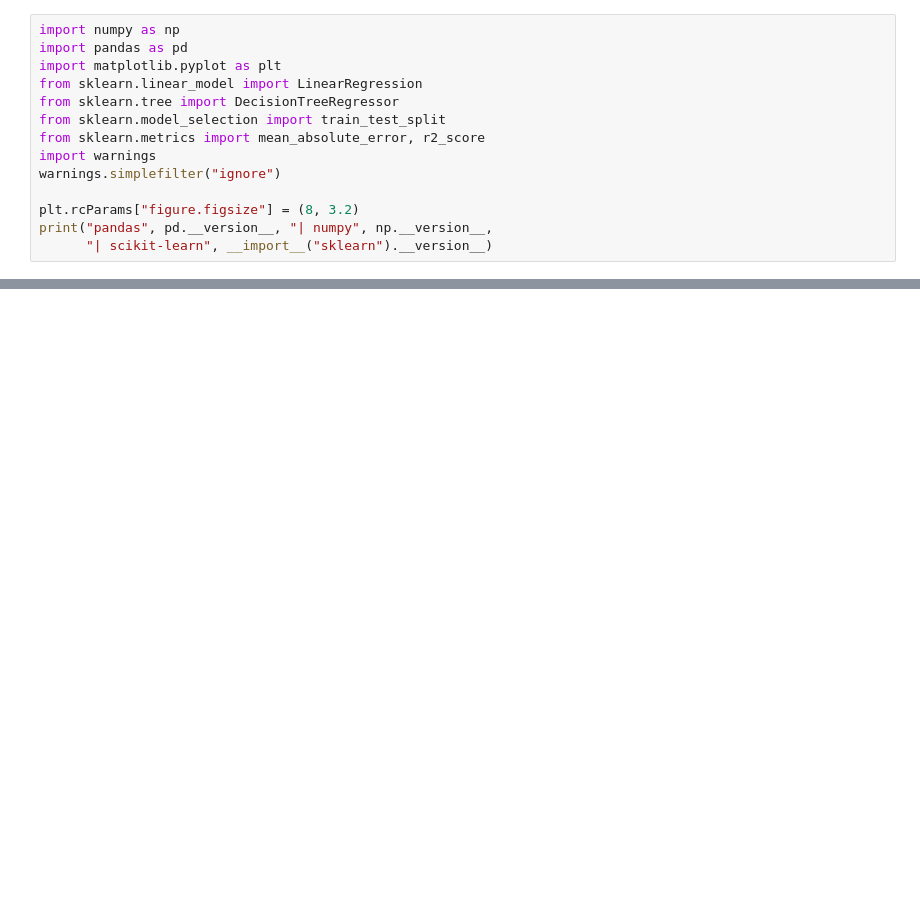
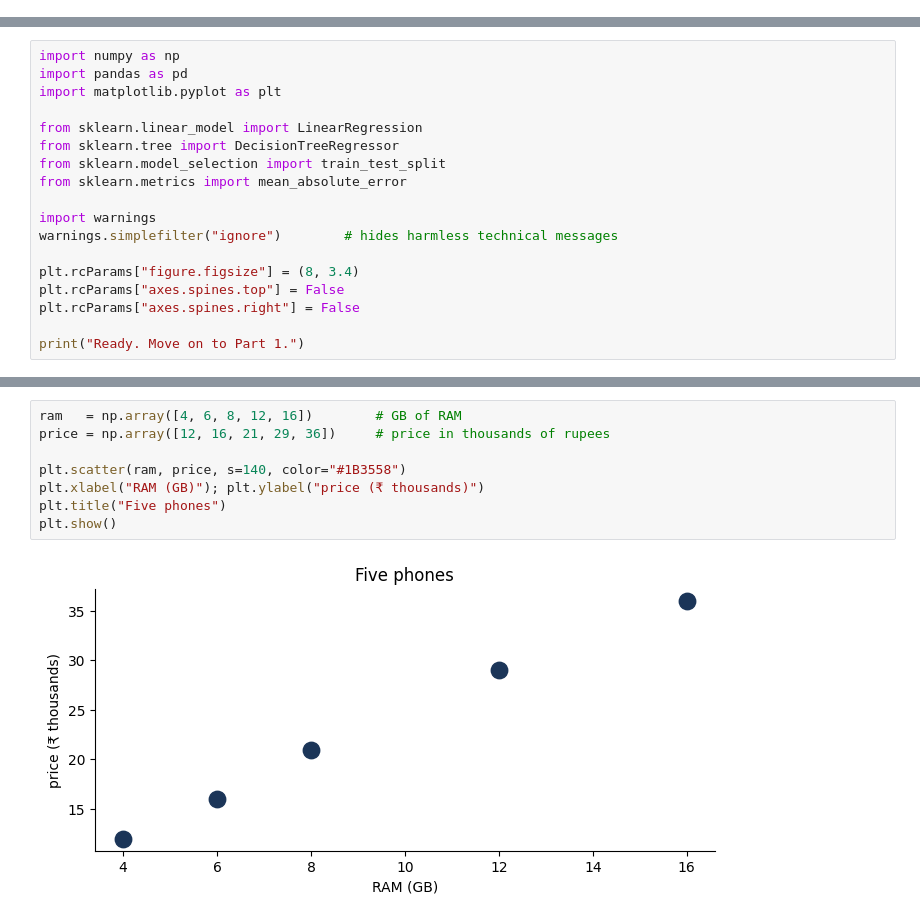
Before and after one commit to Chava-Sai/Artificial-Intelligence-Course, a Jupyter notebook: Day-31-Intro-to-ML/Day31_Teaching_Notebook.ipynb, the cells around one changed output, grey strips where cells are left out. Saved outputs shown, nothing was run; the diff lists cells and outputs as text; blank space fills up the shorter version.

Commit message:
Day 31 material added for what is machine learning and notebooks added

```diff
--- a/Day-31-Intro-to-ML/Day31_Teaching_Notebook.ipynb
+++ b/Day-31-Intro-to-ML/Day31_Teaching_Notebook.ipynb
@@ -38,14 +0,0 @@ is the fastest way to find out what each line actually does.
-# %%
-import numpy as np
-import pandas as pd
-import matplotlib.pyplot as plt
-from sklearn.linear_model import LinearRegression
-from sklearn.tree import DecisionTreeRegressor
-from sklearn.model_selection import train_test_split
-from sklearn.metrics import mean_absolute_error, r2_score
-import warnings
-warnings.simplefilter("ignore")
-
-plt.rcParams["figure.figsize"] = (8, 3.2)
-print("pandas", pd.__version__, "| numpy", np.__version__,
-      "| scikit-learn", __import__("sklearn").__version__)
@@ -887,0 +31,18 @@ and how to build features that were not in the data you were given.
+# %%
+import numpy as np
+import pandas as pd
+import matplotlib.pyplot as plt
+
+from sklearn.linear_model import LinearRegression
+from sklearn.tree import DecisionTreeRegressor
+from sklearn.model_selection import train_test_split
+from sklearn.metrics import mean_absolute_error
+
+import warnings
+warnings.simplefilter("ignore")        # hides harmless technical messages
+
+plt.rcParams["figure.figsize"] = (8, 3.4)
+plt.rcParams["axes.spines.top"] = False
+plt.rcParams["axes.spines.right"] = False
+
+print("Ready. Move on to Part 1.")
@@ -887,0 +201,10 @@ and how to build features that were not in the data you were given.
+# %%
+ram   = np.array([4, 6, 8, 12, 16])        # GB of RAM
+price = np.array([12, 16, 21, 29, 36])     # price in thousands of rupees
+
+plt.scatter(ram, price, s=140, color="#1B3558")
+plt.xlabel("RAM (GB)"); plt.ylabel("price (₹ thousands)")
+plt.title("Five phones")
+plt.show()
+# %% [output]
+[figure, added]
```
Also changed, not shown: parts of 121 cells of this notebook, 7 other files.
